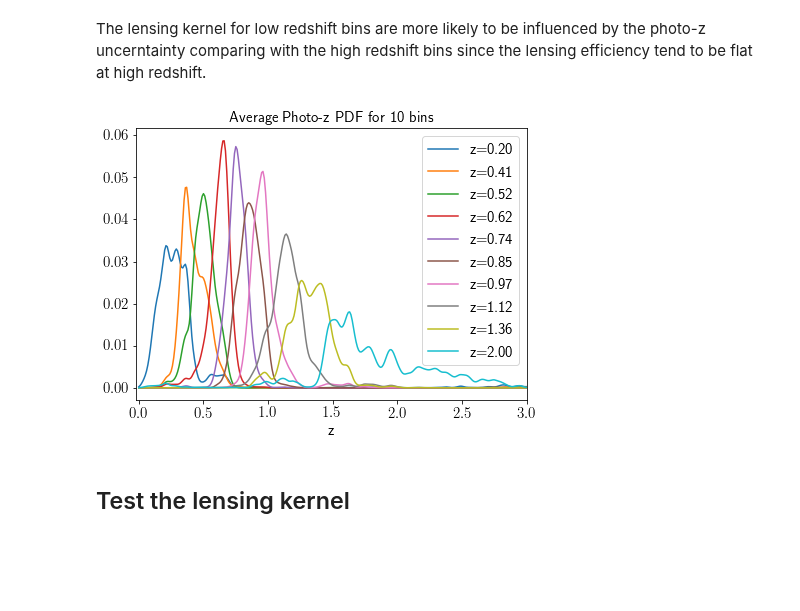
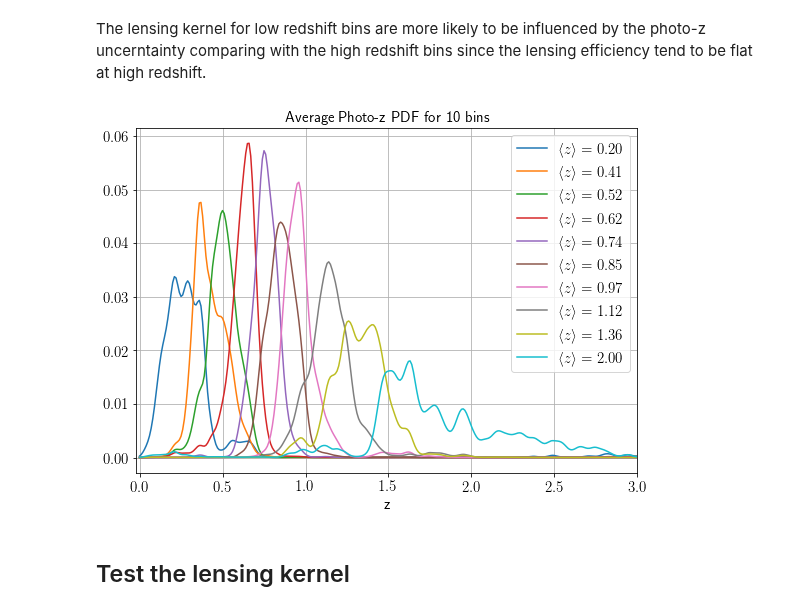
Before and after one commit to mr-superonion/splinv, a Jupyter notebook: notebook/pixelation-pre.ipynb, the cells around one changed output. Cells and saved outputs as stored; diff of their text form; code cells hidden in the pictures; blank space fills up the shorter version.

```diff
--- a/notebook/pixelation-pre.ipynb
+++ b/notebook/pixelation-pre.ipynb
@@ -454,34 +454,36 @@ The lensing kernel for low redshift bins are more likely to be influenced by the
 # %%
 # determine the lensing kernel
 lensK =   np.zeros((len(poz_bins),gridInfo.nzl))
 for i,zl in enumerate(gridInfo.zlcgrid):
     kl=np.zeros(len(poz_bins))
     mask= (zl<poz_bins)
     #Dsl*Dl/Ds
     kl[mask] =   gridInfo.cosmo.Da(zl,poz_bins[mask])*gridInfo.cosmo.Da(0.,zl)/gridInfo.cosmo.Da(0.,poz_bins[mask])
     # Sigma_M_zl_bin
     rhoM_ave=gridInfo.cosmo.rho_m(zl)
     DaBin=gridInfo.cosmo.Da(gridInfo.zlbound[i],gridInfo.zlbound[i+1])
     lensK[:,i]=kl*rhoM_ave*DaBin
 
 # determine the average photo-z uncertainty
 pdfAve=np.zeros((gridInfo.nz,len(poz_bins)))
 gridInfo.pozPdfAve=pdfAve
 for iz in range(gridInfo.nz):
     tmp_msk=(poz_best>=gridInfo.zbound[iz])&(poz_best<gridInfo.zbound[iz+1])
     pdfAve[iz,:]=np.average(poz_data[tmp_msk],axis=0)
 
 lensKernel=pdfAve.dot(lensK)
-fig=plt.figure(figsize=(7,5))
+fig=plt.figure(figsize=(8,6))
 for i in range(0,gridInfo.nz,1):
-    plt.plot(poz_bins,pdfAve[i],label='z=%.2f' %(gridInfo.zcgrid[i]))
+    plt.plot(poz_bins,pdfAve[i],label=r'$\langle z \rangle=%.2f$' %(gridInfo.zcgrid[i]))
 plt.legend()
 plt.xlim(-0.02,3)
 plt.title('Average Photo-z PDF for 10 bins',fontsize=15)
 plt.xlabel('z',fontsize=15)
-pyfits.writeto('./wrkDir/stampSim/HSC-like/process-equalNum-test2/poz_ave.fits',pdfAve)
+plt.grid()
+plt.tight_layout()
+fig.savefig('../doc/paper_ms_method_HSCY1/mlz-poz.pdf')
 # %% [output]
-[figure, old version]
+[figure, new version]
 # %% [markdown]
 ## Test the lensing kernel
 # %%
```
Also changed, not shown: parts of 2 cells of this notebook, 5 other files.
